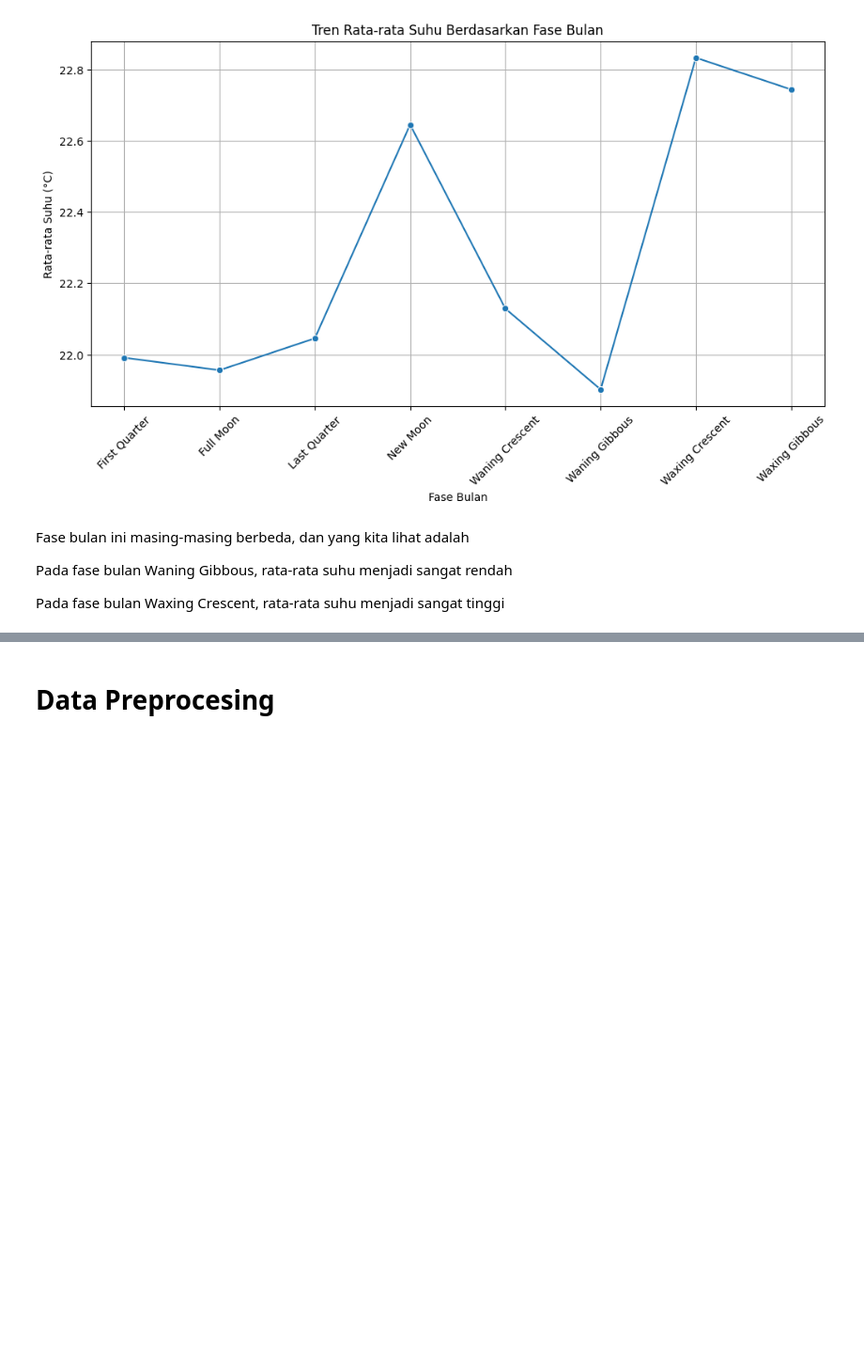
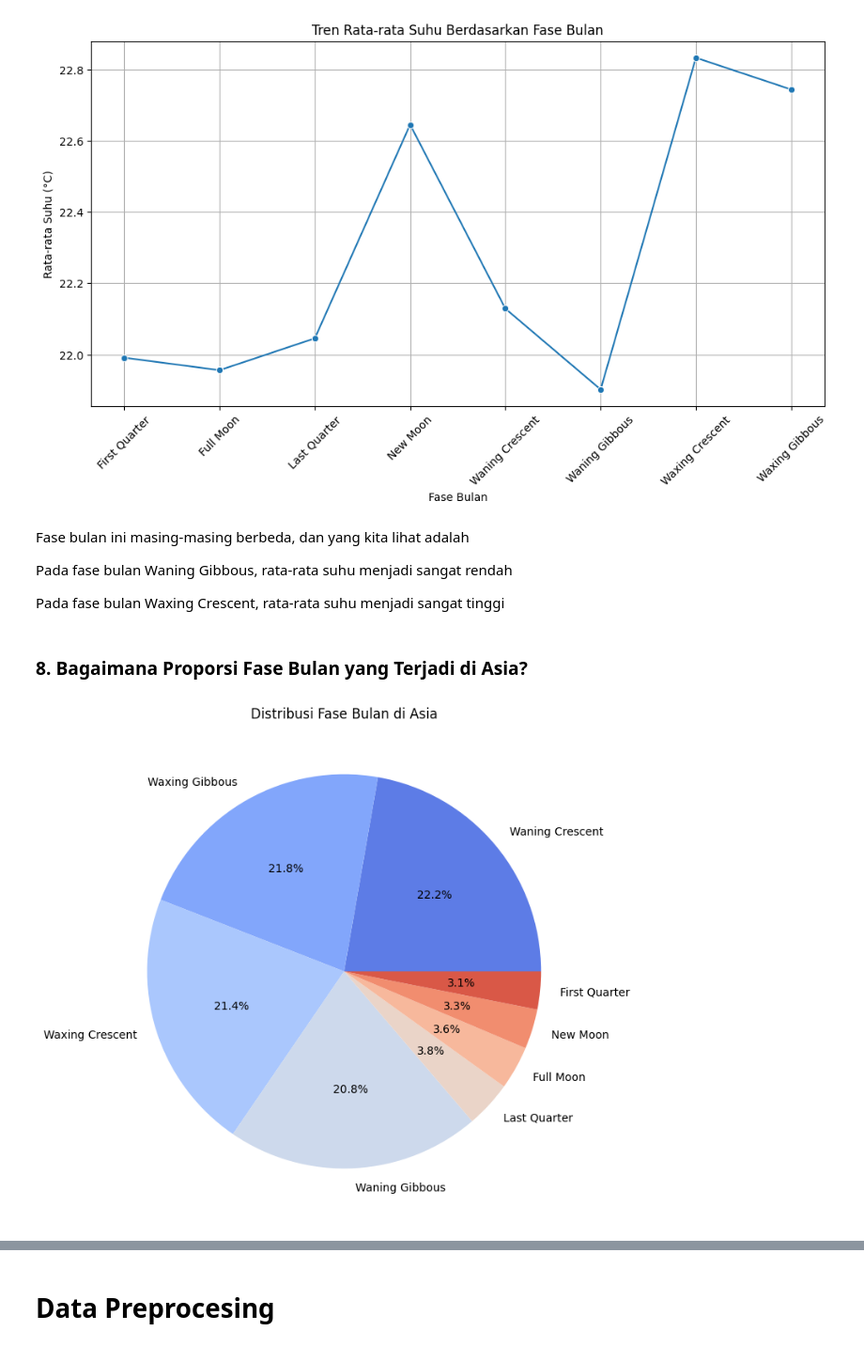
Before and after one commit to SenyuminAja16/2-Faza-Grace, a Jupyter notebook: EDAdan Visualization.ipynb, the cells around one changed output, grey strips where cells are left out. Shown at 94% size. Cells and saved outputs as stored; diff of their text form; code cells hidden in the pictures; blank space fills up the shorter version.

```diff
--- a/EDAdan Visualization.ipynb
+++ b/EDAdan Visualization.ipynb
@@ -520,4 +527,17 @@ Fase bulan ini masing-masing berbeda, dan yang kita lihat adalah
 Pada fase bulan Waning Gibbous, rata-rata suhu menjadi sangat rendah
 
 Pada fase bulan Waxing Crescent, rata-rata suhu menjadi sangat tinggi
+# %% [markdown]
+### 8. Bagaimana Proporsi Fase Bulan yang Terjadi di Asia?
+# %%
+moon_phase_counts = df_asia['moon_phase'].value_counts()
+# %%
+plt.figure(figsize=(8, 8))
+
+moon_phase_counts.plot(kind='pie', autopct='%1.1f%%', colors=sns.color_palette("coolwarm", len(moon_phase_counts)))
+plt.ylabel("")  # Menghapus label sumbu Y karena pie chart tidak membutuhkannya
+plt.title("Distribusi Fase Bulan di Asia")
+plt.show()
+# %% [output]
+[figure, added]
 # %%
```
Also changed, not shown: parts of 8 cells of this notebook.
